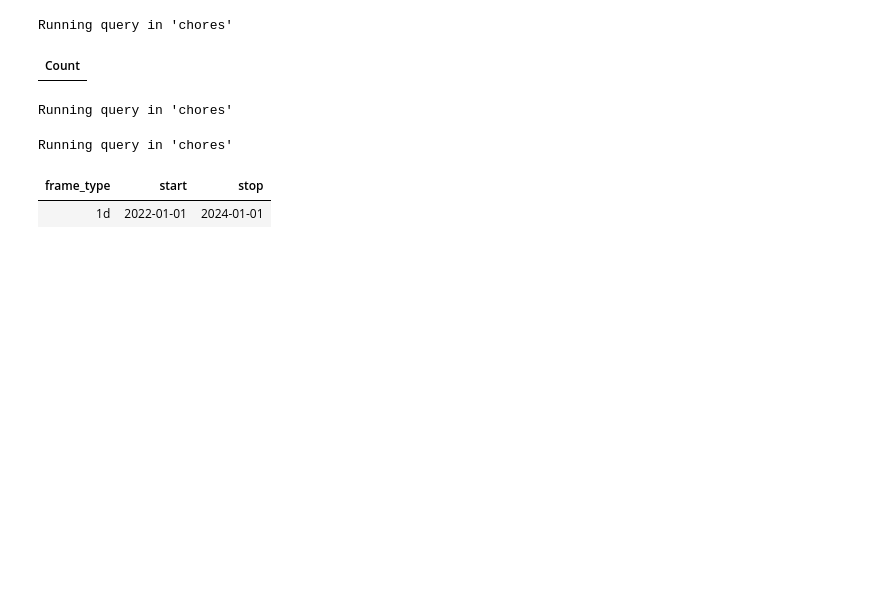
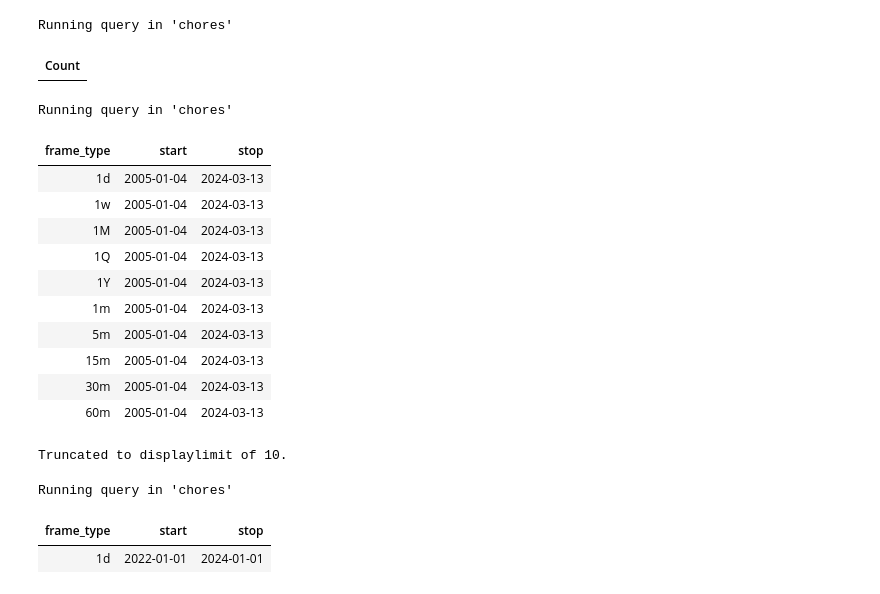
Before and after one commit to zillionare/quantIDE, a Jupyter notebook: notebooks/db.ipynb, the cells around one changed output. Cells and saved outputs as stored; diff of their text form; code cells hidden in the pictures; blank space fills up the shorter version.

Commit message:
feature: startup sync基本调通了

```diff
--- a/notebooks/db.ipynb
+++ b/notebooks/db.ipynb
@@ -45,11 +46,20 @@ Running query in 'chores'
 | Count |
 # %%
 %sql select * from bars_cache_status
-
-import duckdb
-conn = duckdb.connect("d:\\test.duckdb")
 # %% [output]
 Running query in 'chores'
+| frame_type | start | stop |
+| 1d | 2005-01-04 | 2024-03-13 |
+| 1w | 2005-01-04 | 2024-03-13 |
+| 1M | 2005-01-04 | 2024-03-13 |
+| 1Q | 2005-01-04 | 2024-03-13 |
+| 1Y | 2005-01-04 | 2024-03-13 |
+| 1m | 2005-01-04 | 2024-03-13 |
+| 5m | 2005-01-04 | 2024-03-13 |
+| 15m | 2005-01-04 | 2024-03-13 |
+| 30m | 2005-01-04 | 2024-03-13 |
+| 60m | 2005-01-04 | 2024-03-13 |
+Truncated to displaylimit of 10.
 # %%
 %%sql
 
```
Also changed, not shown: parts of 3 cells of this notebook, 24 other files.
